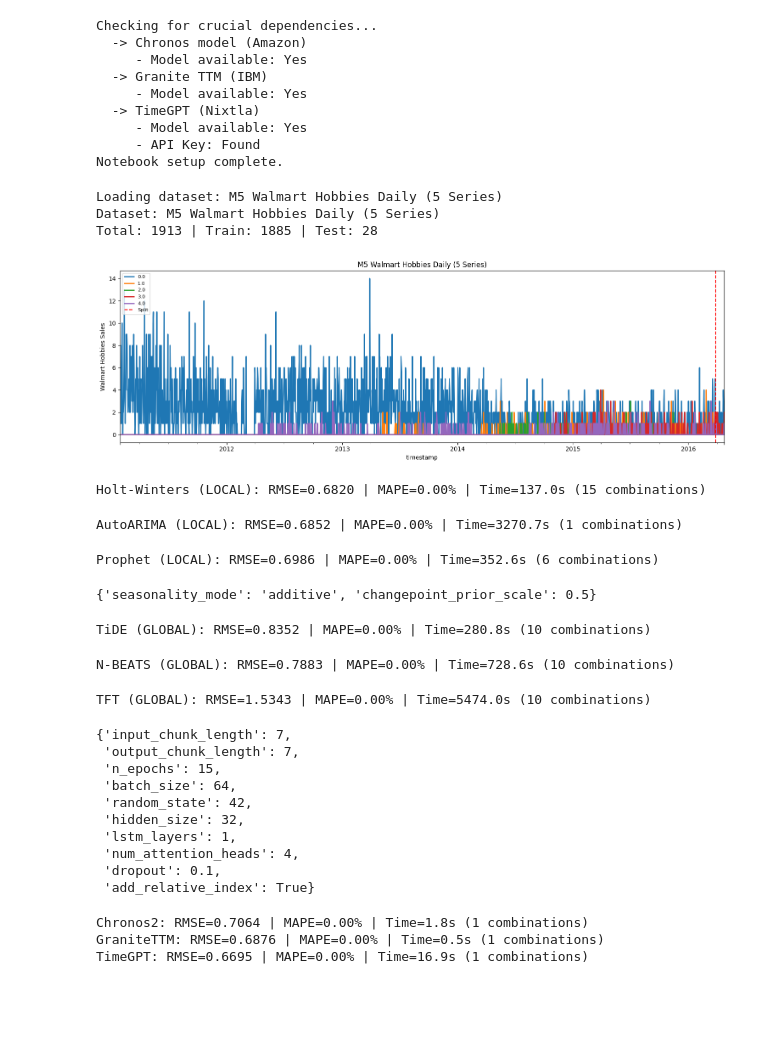
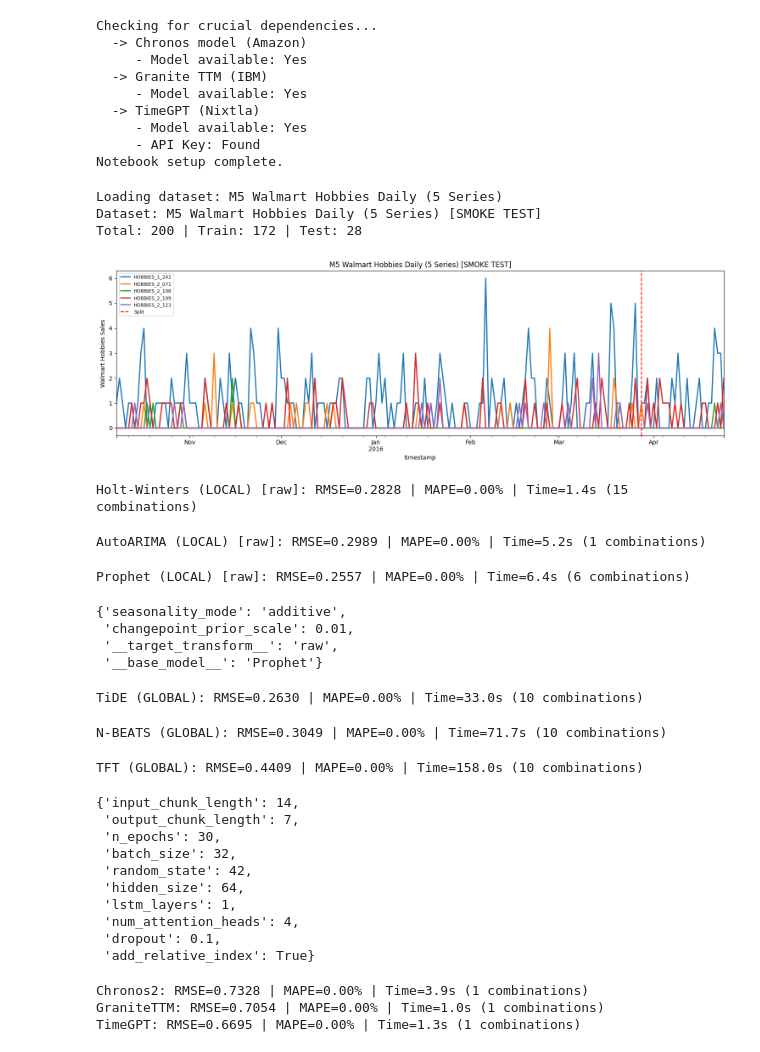
Before and after one commit to ContiHan/Statistika, a Jupyter notebook: forecasting/04_forecasting_m5_walmart_daily.ipynb, the cells around one changed output. Drawn from its saved outputs; the diff is of its cells as text; code cells hidden in the pictures; blank space fills up the shorter version.

```diff
--- a/forecasting/04_forecasting_m5_walmart_daily.ipynb
+++ b/forecasting/04_forecasting_m5_walmart_daily.ipynb
@@ -20,32 +20,33 @@ Notebook setup complete.
 # %%
 # 2. Data Loading and Configuration
 
 # Dataset configuration
 DATASET_CONFIG = {
     "file_path": "../datasets/m5_walmart_hobbies_daily.csv",
     "time_column": "timestamp",
     "target_column": "sales_count",
     "id_column": "unique_id",
     "future_covariates": ["wday", "month"],
     "past_covariates": ["snap_CA", "snap_TX", "snap_WI"],
     "static_covariates": ["unique_id"],
     "frequency": "D",
     "test_periods": 28,
     "seasonal_period": 7,
     "name": "M5 Walmart Hobbies Daily (5 Series)",
     "value_unit": "Walmart Hobbies Sales",
+    "smoke_test_points": 200,
 }
 
 # Load and process data
 globals().update(get_prepared_data(DATASET_CONFIG))
 
 # Visualize the data split
 plot_data_split(train, test, DATASET_CONFIG, series=all_series)
 # %% [output]
 Loading dataset: M5 Walmart Hobbies Daily (5 Series)
-Dataset: M5 Walmart Hobbies Daily (5 Series)
-Total: 1913 | Train: 1885 | Test: 28
+Dataset: M5 Walmart Hobbies Daily (5 Series) [SMOKE TEST]
+Total: 200 | Train: 172 | Test: 28
-[figure, old version]
+[figure, new version]
 # %%
 # 3. Constants
 
@@ -98,10 +99,13 @@ run_tuning_local_and_eval(
     test_periods=TEST_PERIODS,
 )
 # %% [output]
-Holt-Winters (LOCAL): RMSE=0.6820 | MAPE=0.00% | Time=137.0s (15 combinations)
+Holt-Winters (LOCAL) [raw]: RMSE=0.2828 | MAPE=0.00% | Time=1.4s (15 combinations)
-AutoARIMA (LOCAL): RMSE=0.6852 | MAPE=0.00% | Time=3270.7s (1 combinations)
+AutoARIMA (LOCAL) [raw]: RMSE=0.2989 | MAPE=0.00% | Time=5.2s (1 combinations)
-Prophet (LOCAL): RMSE=0.6986 | MAPE=0.00% | Time=352.6s (6 combinations)
+Prophet (LOCAL) [raw]: RMSE=0.2557 | MAPE=0.00% | Time=6.4s (6 combinations)
-{'seasonality_mode': 'additive', 'changepoint_prior_scale': 0.5}
+{'seasonality_mode': 'additive',
+ 'changepoint_prior_scale': 0.01,
+ '__target_transform__': 'raw',
+ '__base_model__': 'Prophet'}
 # %%
 # 5. Deep Learning Models (GLOBAL)
 
@@ -156,15 +160,15 @@ run_tuning_global_and_eval(
     test_periods=TEST_PERIODS,
 )
 # %% [output]
-TiDE (GLOBAL): RMSE=0.8352 | MAPE=0.00% | Time=280.8s (10 combinations)
+TiDE (GLOBAL): RMSE=0.2630 | MAPE=0.00% | Time=33.0s (10 combinations)
-N-BEATS (GLOBAL): RMSE=0.7883 | MAPE=0.00% | Time=728.6s (10 combinations)
+N-BEATS (GLOBAL): RMSE=0.3049 | MAPE=0.00% | Time=71.7s (10 combinations)
-TFT (GLOBAL): RMSE=1.5343 | MAPE=0.00% | Time=5474.0s (10 combinations)
+TFT (GLOBAL): RMSE=0.4409 | MAPE=0.00% | Time=158.0s (10 combinations)
-{'input_chunk_length': 7,
+{'input_chunk_length': 14,
  'output_chunk_length': 7,
- 'n_epochs': 15,
- 'batch_size': 64,
+ 'n_epochs': 30,
+ 'batch_size': 32,
  'random_state': 42,
- 'hidden_size': 32,
+ 'hidden_size': 64,
  'lstm_layers': 1,
  'num_attention_heads': 4,
  'dropout': 0.1,
@@ -174,9 +178,9 @@ TFT (GLOBAL): RMSE=1.5343 | MAPE=0.00% | Time=5474.0s (10 combinations)
 
 run_foundation_models(tracker, train_series, test_series, DATASET_CONFIG["frequency"])
 # %% [output]
-Chronos2: RMSE=0.7064 | MAPE=0.00% | Time=1.8s (1 combinations)
-GraniteTTM: RMSE=0.6876 | MAPE=0.00% | Time=0.5s (1 combinations)
-TimeGPT: RMSE=0.6695 | MAPE=0.00% | Time=16.9s (1 combinations)
+Chronos2: RMSE=0.7328 | MAPE=0.00% | Time=3.9s (1 combinations)
+GraniteTTM: RMSE=0.7054 | MAPE=0.00% | Time=1.0s (1 combinations)
+TimeGPT: RMSE=0.6695 | MAPE=0.00% | Time=1.3s (1 combinations)
 # %%
 # 7. Results Comparison (Cross-Validation Metrics)
 
```
Also changed, not shown: parts of 3 cells of this notebook, 40 other files.
